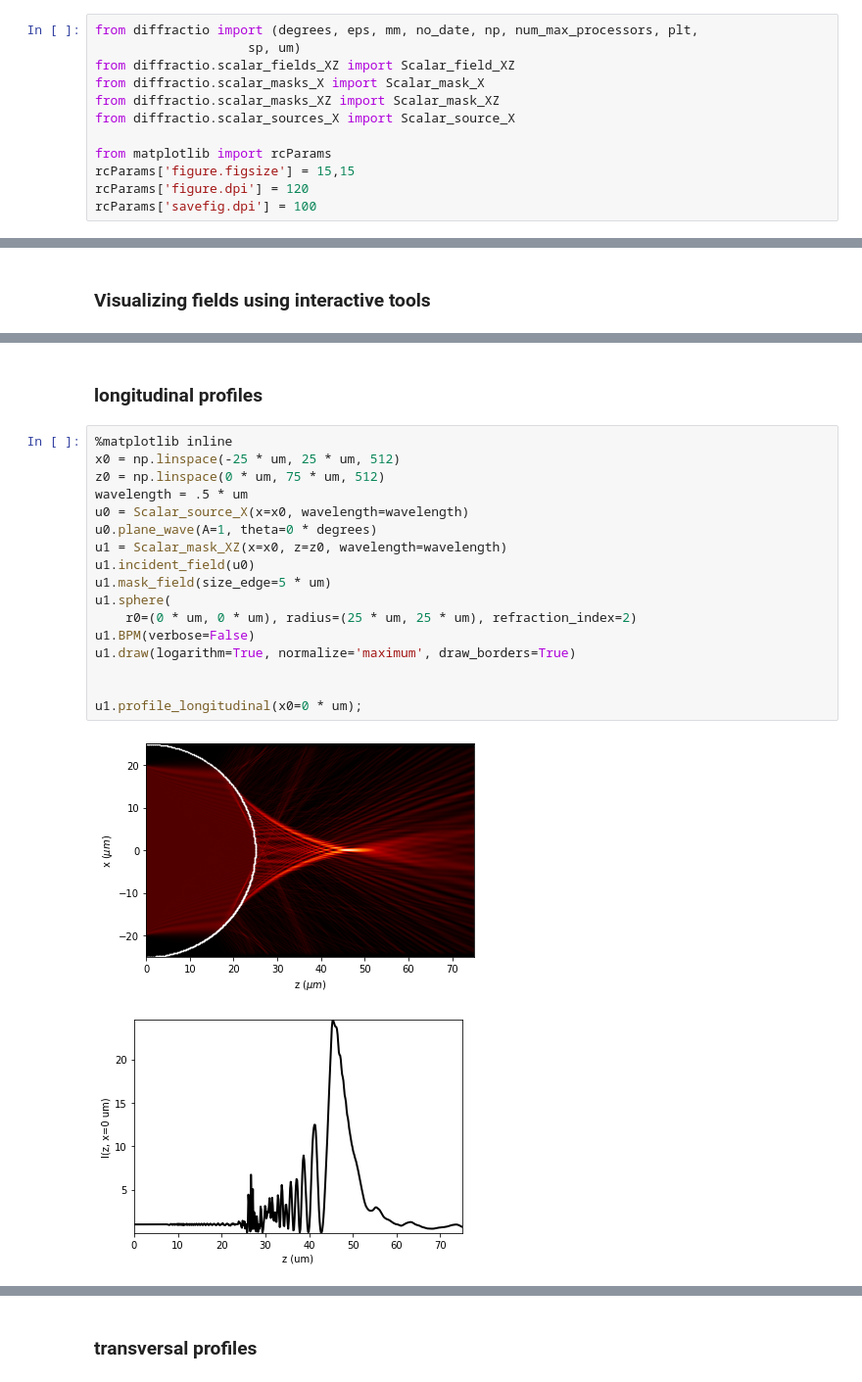
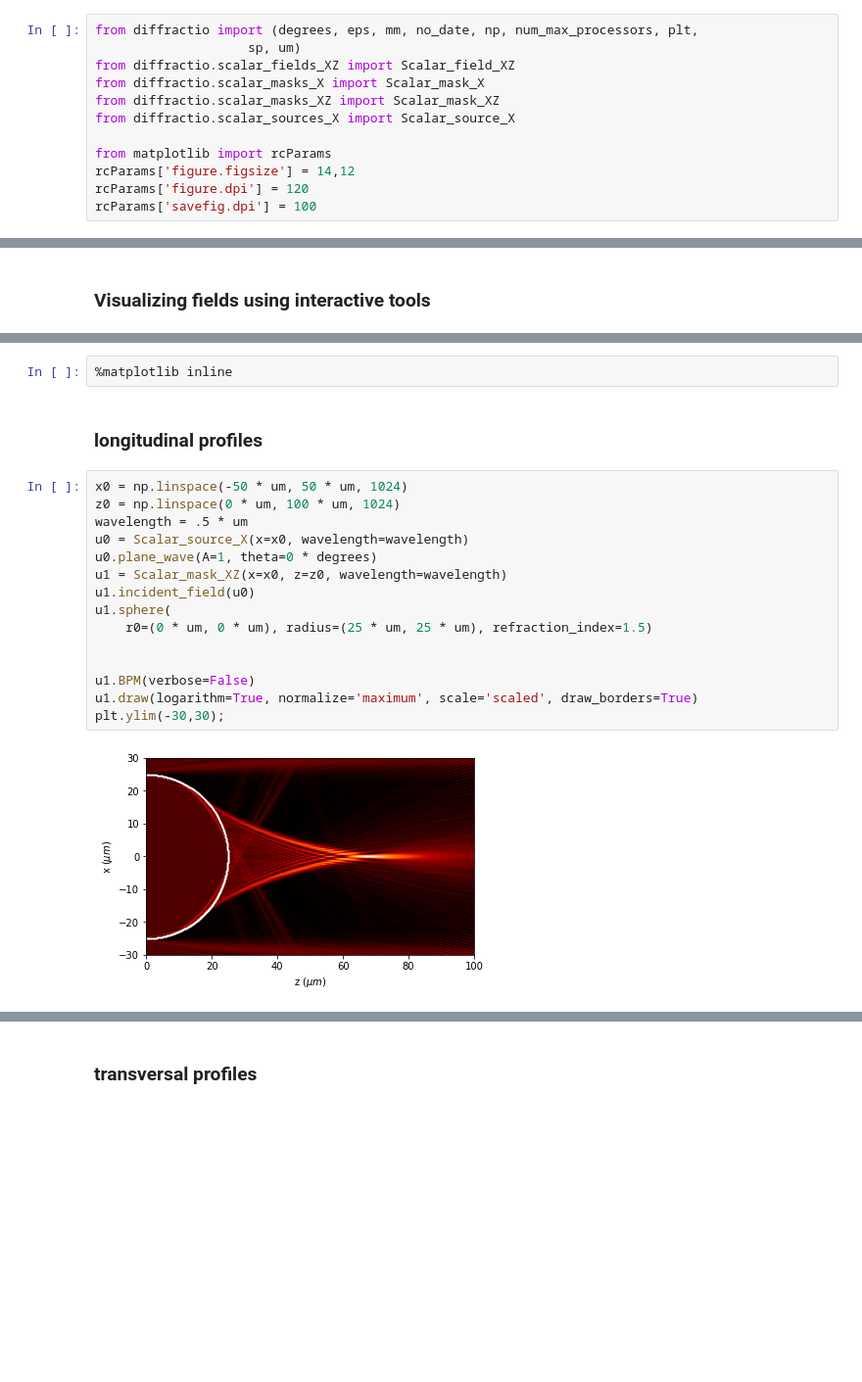
Before and after one commit to aocg-ucm/diffractio, a Jupyter notebook: docs/source/tutorial/scalar_XZ/tutorial_xz.ipynb, the cells around one changed output, grey strips where cells are left out. Shown at 98% size. Cells and saved outputs as stored; diff of their text form; blank space fills up the shorter version.

```diff
--- a/docs/source/tutorial/scalar_XZ/tutorial_xz.ipynb
+++ b/docs/source/tutorial/scalar_XZ/tutorial_xz.ipynb
@@ -49,7 +49,7 @@ from diffractio.scalar_masks_XZ import Scalar_mask_XZ
 from diffractio.scalar_sources_X import Scalar_source_X
 
 from matplotlib import rcParams
-rcParams['figure.figsize'] = 15,15
+rcParams['figure.figsize'] = 14,12
 rcParams['figure.dpi'] = 120
 rcParams['savefig.dpi'] = 100
 # %%
@@ -703,25 +794,24 @@ u1.draw_profiles_interactive(
 # %% [output]
 [interactive output not drawn]
 [interactive output not drawn]
+# %%
+%matplotlib inline
 # %% [markdown]
 ### longitudinal profiles
 # %%
-%matplotlib inline
-x0 = np.linspace(-25 * um, 25 * um, 512)
-z0 = np.linspace(0 * um, 75 * um, 512)
+x0 = np.linspace(-50 * um, 50 * um, 1024)
+z0 = np.linspace(0 * um, 100 * um, 1024)
 wavelength = .5 * um
 u0 = Scalar_source_X(x=x0, wavelength=wavelength)
 u0.plane_wave(A=1, theta=0 * degrees)
 u1 = Scalar_mask_XZ(x=x0, z=z0, wavelength=wavelength)
 u1.incident_field(u0)
-u1.mask_field(size_edge=5 * um)
 u1.sphere(
-    r0=(0 * um, 0 * um), radius=(25 * um, 25 * um), refraction_index=2)
-u1.BPM(verbose=False)
-u1.draw(logarithm=True, normalize='maximum', draw_borders=True)
+    r0=(0 * um, 0 * um), radius=(25 * um, 25 * um), refraction_index=1.5)
 
 
-u1.profile_longitudinal(x0=0 * um);
+u1.BPM(verbose=False)
+u1.draw(logarithm=True, normalize='maximum', scale='scaled', draw_borders=True)
+plt.ylim(-30,30);
 # %% [output]
-[figure, old version]
+[figure, new version]
-[figure, removed]
```
Also changed, not shown: parts of 43 cells of this notebook, 13 other files.
